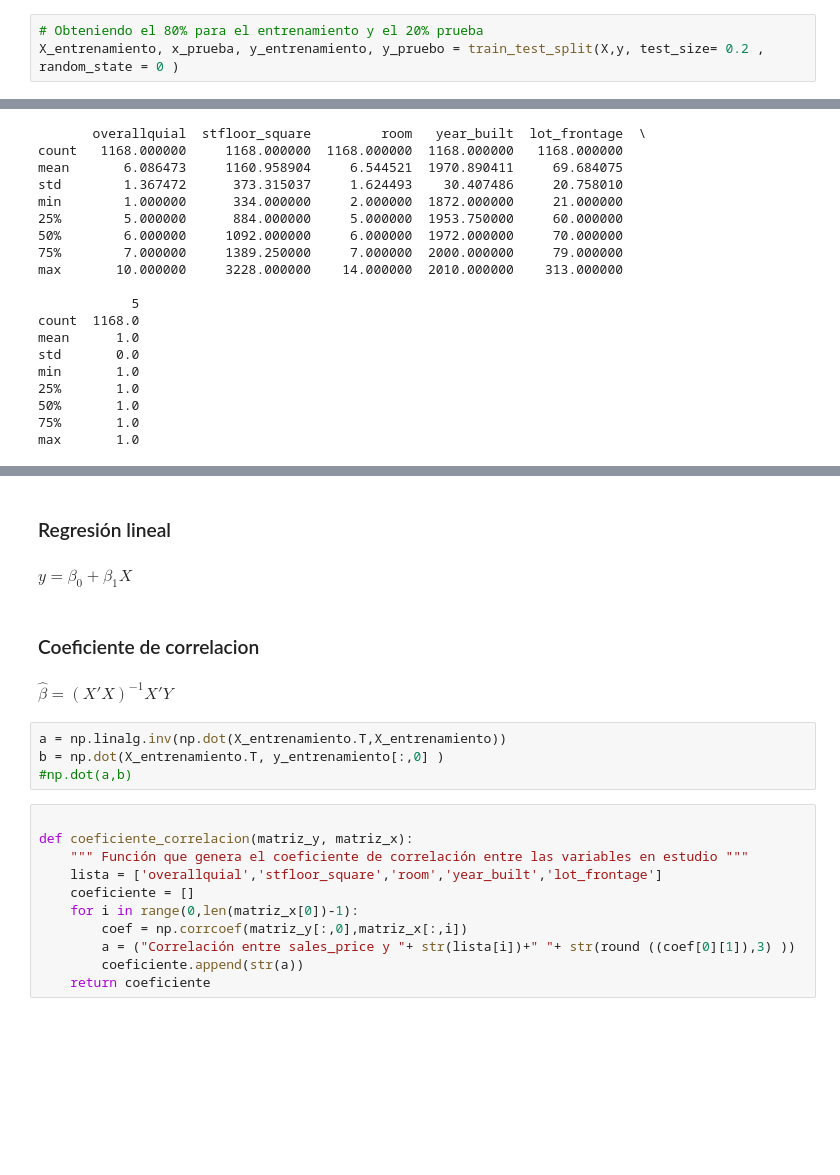
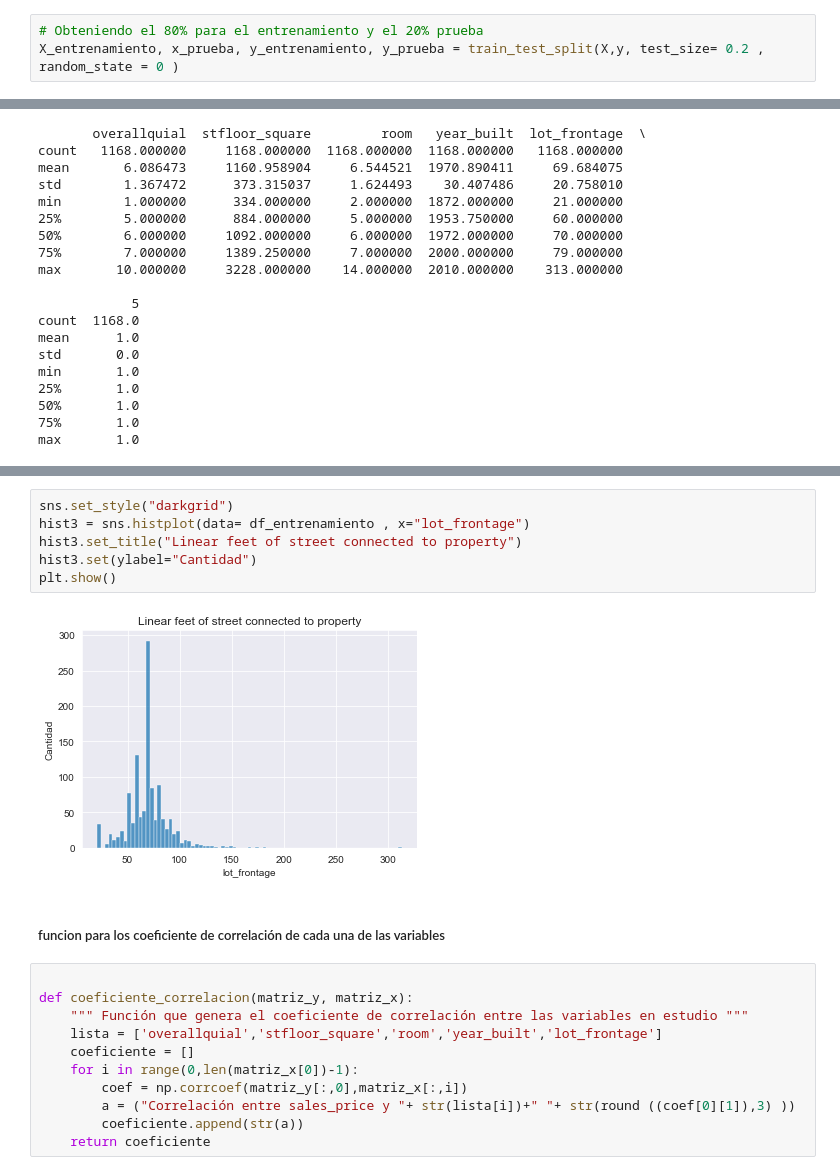
Before and after one commit to luispocon/proyecto1_regresion_lineal_programacion, a Jupyter notebook: Proyecto_1.ipynb, the cells around one changed output, grey strips where cells are left out. Cells and saved outputs as stored; diff of their text form; blank space fills up the shorter version.

```diff
--- a/Proyecto_1.ipynb
+++ b/Proyecto_1.ipynb
@@ -28,7 +42,7 @@ X = df.iloc[:,1:].values # seleccionando las variables independientes
 y = df.iloc[:,:1].values # seleccionando la variable dependiente
 # %%
 # Obteniendo el 80% para el entrenamiento y el 20% prueba
-X_entrenamiento, x_prueba, y_entrenamiento, y_pruebo = train_test_split(X,y, test_size= 0.2 , random_state = 0 )
+X_entrenamiento, x_prueba, y_entrenamiento, y_prueba = train_test_split(X,y, test_size= 0.2 , random_state = 0 )
 # %%
 # obteniendo la media, desviación estandar, valor minimo y máximo, el primer, segundo y tercer cuartil
 df_entrenamiento = (pd.DataFrame(X_entrenamiento)).rename(columns= {0:'overallquial',1:'stfloor_square',2:'room',3:'year_built',4:'lot_frontage' })
@@ -89,15 +117,13 @@ plt.show()
-# %% [markdown]
-### Regresión lineal
-# %% [markdown]
-${y = \beta_0 + \beta_1 X}  $
-# %% [markdown]
-### Coeficiente de correlacion
-# %% [markdown]
-$\hat{\beta}= (X'X)^{-1} X'Y$
-# %%
-a = np.linalg.inv(np.dot(X_entrenamiento.T,X_entrenamiento))
-b = np.dot(X_entrenamiento.T, y_entrenamiento[:,0] )
-#np.dot(a,b)
+# %%
+sns.set_style("darkgrid")
+hist3 = sns.histplot(data= df_entrenamiento , x="lot_frontage")
+hist3.set_title("Linear feet of street connected to property")
+hist3.set(ylabel="Cantidad")
+plt.show()
+# %% [output]
+[figure, added]
+# %% [markdown]
+##### funcion para los coeficiente de correlación de cada una de las variables
 # %%
 
 def coeficiente_correlacion(matriz_y, matriz_x):
```
Also changed, not shown: parts of 57 cells of this notebook.
